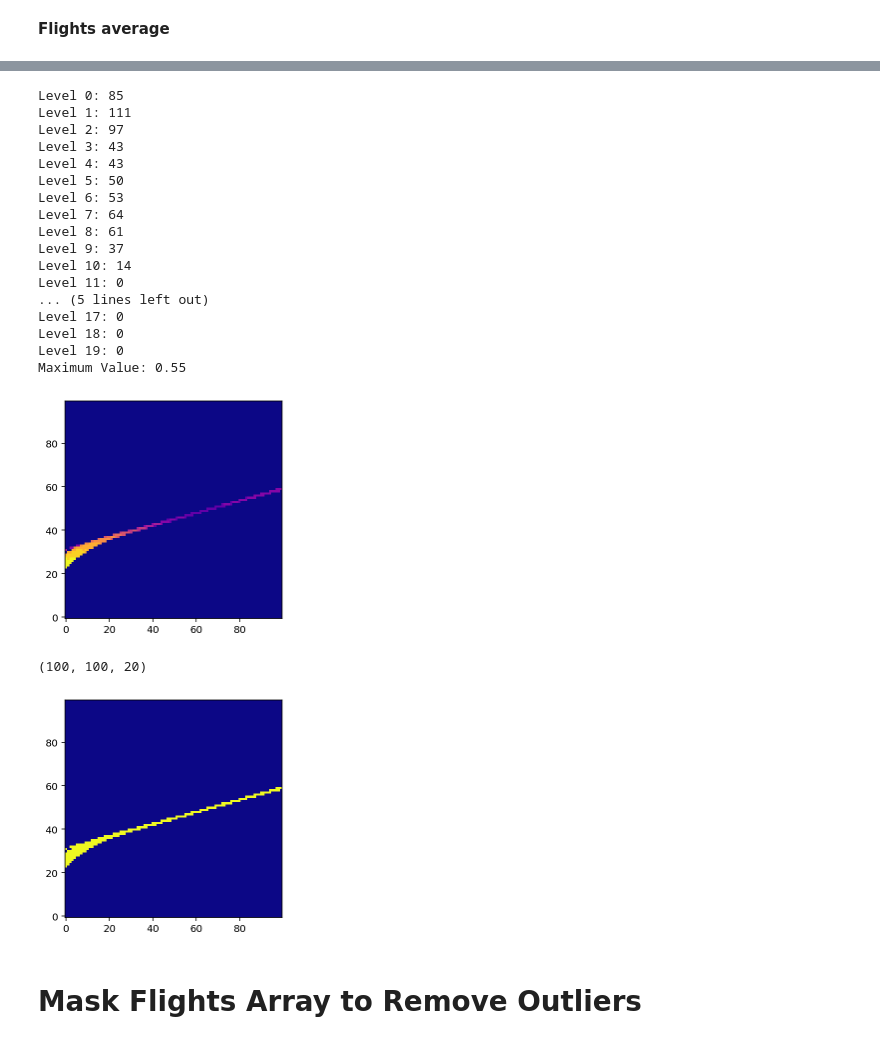
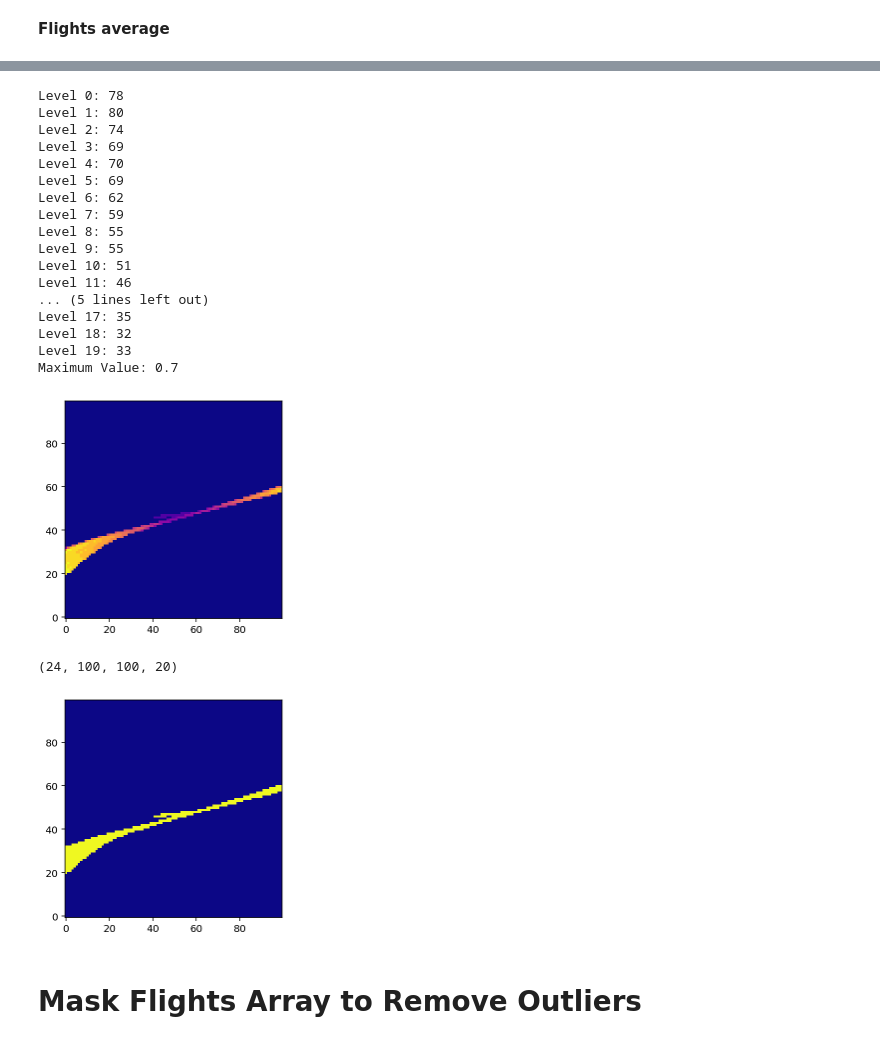
Before and after one commit to naguzmans/opportunistic-utm, a Jupyter notebook: 02_Organize_Flight_Data_Daily.ipynb, the cells around one changed output, grey strips where cells are left out. Drawn from its saved outputs; the diff is of its cells as text; code cells hidden in the pictures.

```diff
--- a/02_Organize_Flight_Data_Daily.ipynb
+++ b/02_Organize_Flight_Data_Daily.ipynb
@@ -106,3 +106,11 @@ for idx, ax in enumerate(ax.flat):
 # Calculate Flights Envelope
 # %% [markdown]
 **Flights average**
+# %%
+# List of files with data
+files_list = []
+for file in glob.iglob(f'dataset/00_results/daily_unmasked/*.npy', recursive=False):
+  files_list.append(file)
+
+files_list = np.sort(files_list).tolist()
+files_list[0:10]
@@ -109,44 +128,43 @@ for idx, ax in enumerate(ax.flat):
 # %%
 from tqdm import tqdm
 import matplotlib.pyplot as plt
 %config InlineBackend.figure_format = 'retina'
 
 # Flights average
-flights_average = np.zeros([day_array.shape[2], day_array.shape[3], day_array.shape[-1]]) # (100, 100, 20)
-for channel in tqdm(range(0, day_array.shape[-1])): # iterate channels
-  for day in range(0, day_array.shape[0]): # iterate days
-    flights_average[:, :, channel] += np.sum(day_array[day, :, :, :, channel], axis=0)
-
-flights_average /= (day_array.shape[0] * day_array.shape[1]) # total_days x total_hours
-flights_average = np.where(flights_average > 0.1, 1, 0)
+flights_average = np.zeros([1,100,100,20])
+for file in tqdm(files_list):
+  day_array = np.expand_dims(np.sum(np.load(file),axis=0), axis=0)
+  flights_average = np.add(flights_average, day_array)
+flights_average /= (len(files_list)*24)
+flights_average = np.where(flights_average > 0.01, 1, 0)
 
 # Show number of pixels by level
 for i in range(0, flights_average.shape[-1]):
   print(f'Level {i}: {np.sum(flights_average[:,:,i])}')
 
-flights_flatten_average = flatten_array(flights_average)
+flights_flatten_average = flatten_array(flights_average[0])
 plt.imshow(flights_flatten_average, origin='lower', cmap = plt.get_cmap('plasma'))
 print(f'Maximum Value: {np.max(flights_flatten_average)}')
 plt.show()
 # %% [output]
-Level 0: 85
-Level 1: 111
-Level 2: 97
-Level 3: 43
-Level 4: 43
-Level 5: 50
-Level 6: 53
-Level 7: 64
-Level 8: 61
-Level 9: 37
-Level 10: 14
-Level 11: 0
+Level 0: 78
+Level 1: 80
+Level 2: 74
+Level 3: 69
+Level 4: 70
+Level 5: 69
+Level 6: 62
+Level 7: 59
+Level 8: 55
+Level 9: 55
+Level 10: 51
+Level 11: 46
 ... (5 lines left out)
-Level 17: 0
-Level 18: 0
-Level 19: 0
-Maximum Value: 0.55
+Level 17: 35
+Level 18: 32
+Level 19: 33
+Maximum Value: 0.7
-[figure, old version]
+[figure, new version]
 # %%
 # Calculates the envelope for all flight levels
 flights_envelope = np.where(flights_flatten_average > 0, 1, 0)
@@ -156,11 +174,17 @@ for i in range(20):
 
 flights_envelope = np.array(stack)
 flights_envelope = np.moveaxis(flights_envelope, 0, -1)
-plt.imshow(flatten_array(flights_envelope), origin='lower', cmap='plasma')
+
+hour_stack = []
+for j in range(24):
+  hour_stack.append(flights_envelope)
+flights_envelope = np.array(hour_stack)
+
+plt.imshow(flatten_array(flights_envelope[0]), origin='lower', cmap='plasma')
 flights_envelope.shape
 # %% [output]
-(100, 100, 20)
+(24, 100, 100, 20)
-[figure, old version]
+[figure, new version]
 # %% [markdown]
 # Mask Flights Array to Remove Outliers
 # %% [markdown]
```
Also changed, not shown: parts of 11 cells of this notebook.
